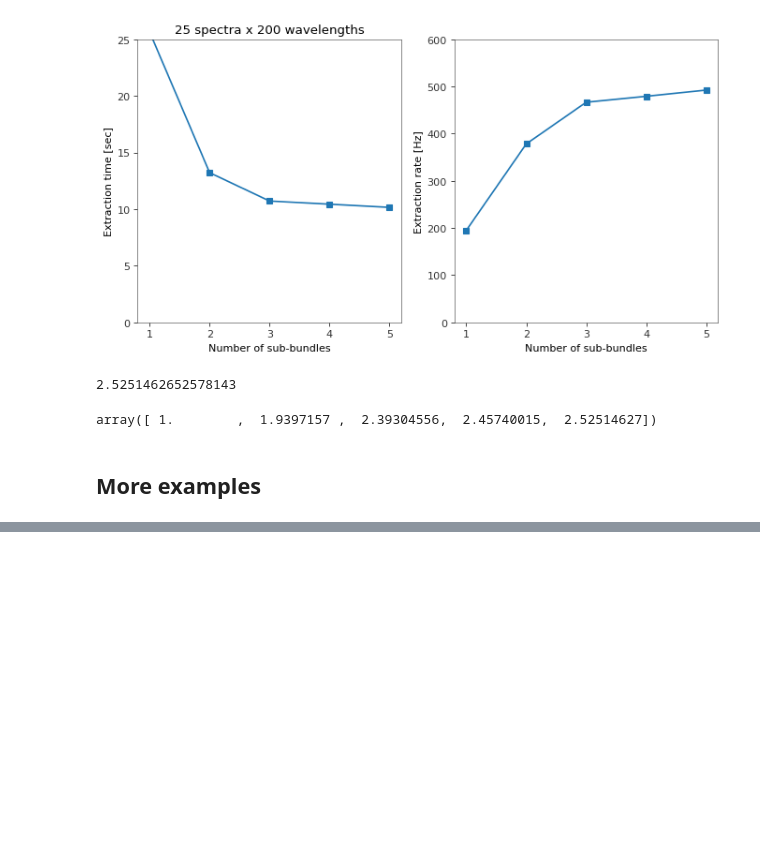
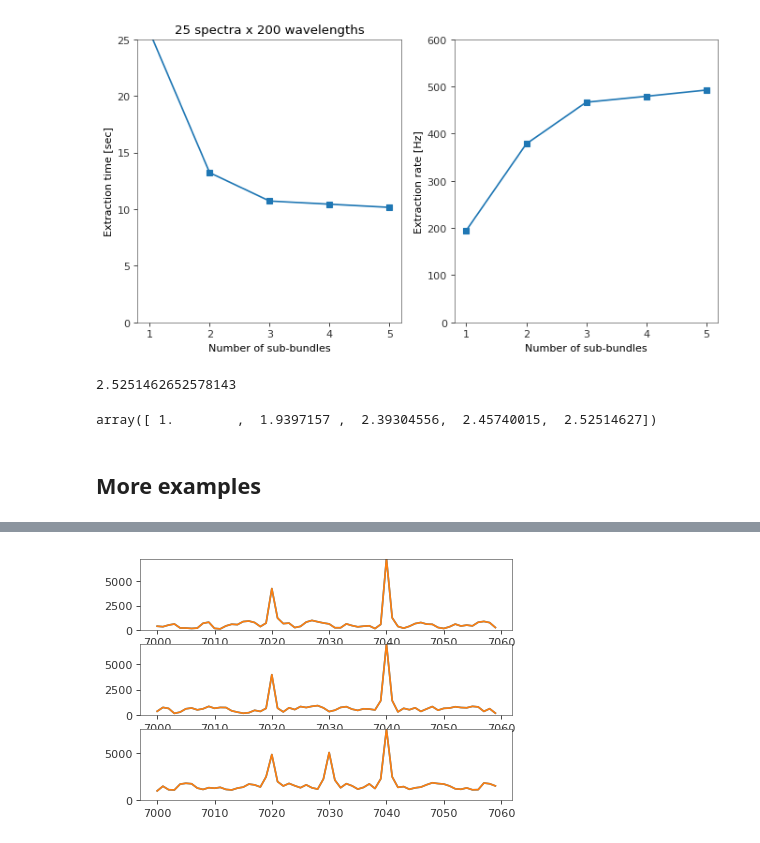
Before and after one commit to desihub/specter, a Jupyter notebook: dev/DivideAndConquer.ipynb, the cells around one changed output, grey strips where cells are left out. Drawn from its saved outputs; the diff is of its cells as text; code cells hidden in the pictures; blank space fills up the shorter version.

```diff
--- a/dev/DivideAndConquer.ipynb
+++ b/dev/DivideAndConquer.ipynb
@@ -241,0 +271,8 @@ savefig('divide-and-conquer-residuals.png')
+# %%
+for i in [8,9,10]:
+    subplot(3,1,1+i-8)
+    plot(ww, flux1[i])
+    plot(ww, flux3[i])
+    ylim(0, np.max(flux1[i]))
+# %% [output]
+[figure, added]
```
Also changed, not shown: parts of 8 cells of this notebook.
